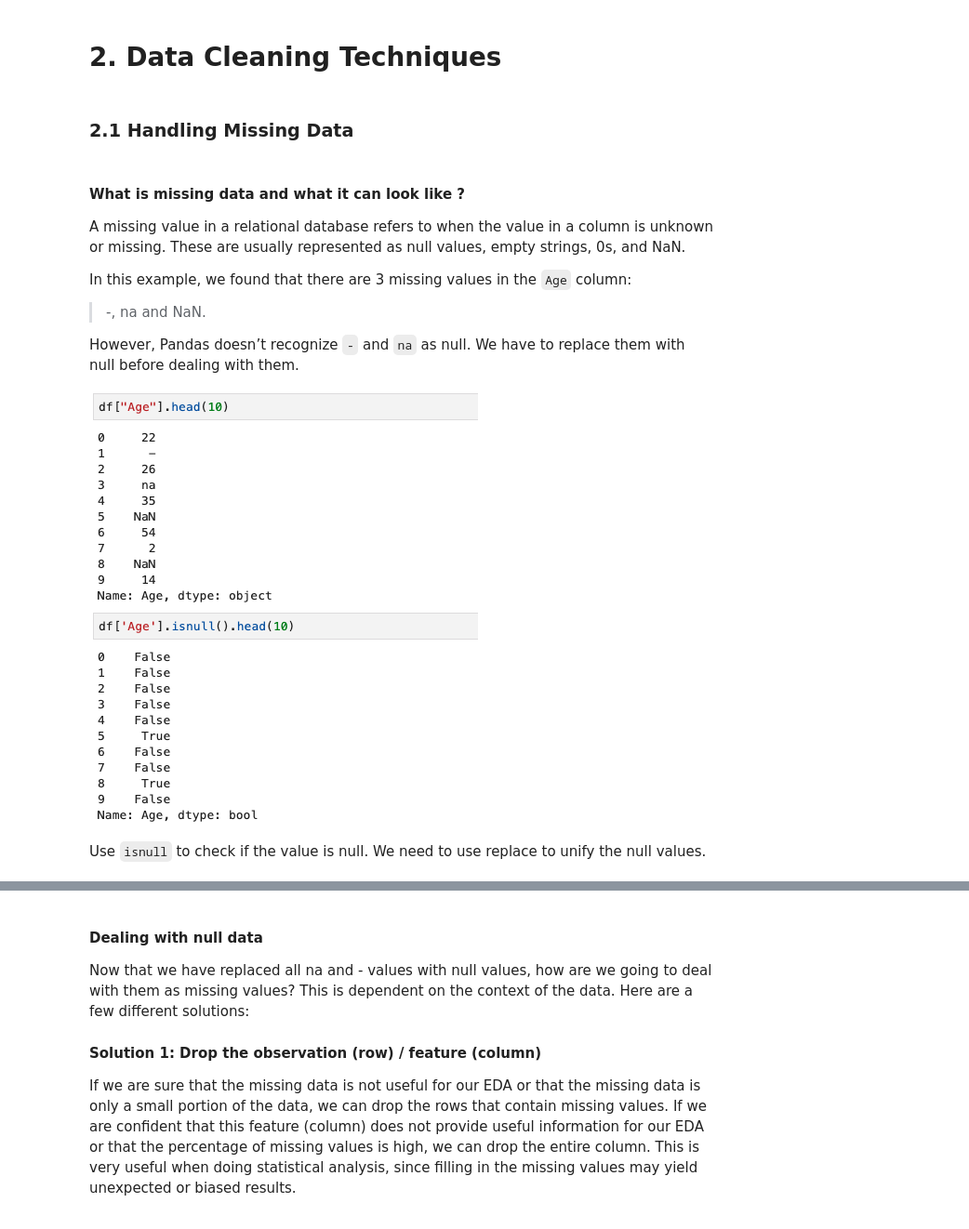
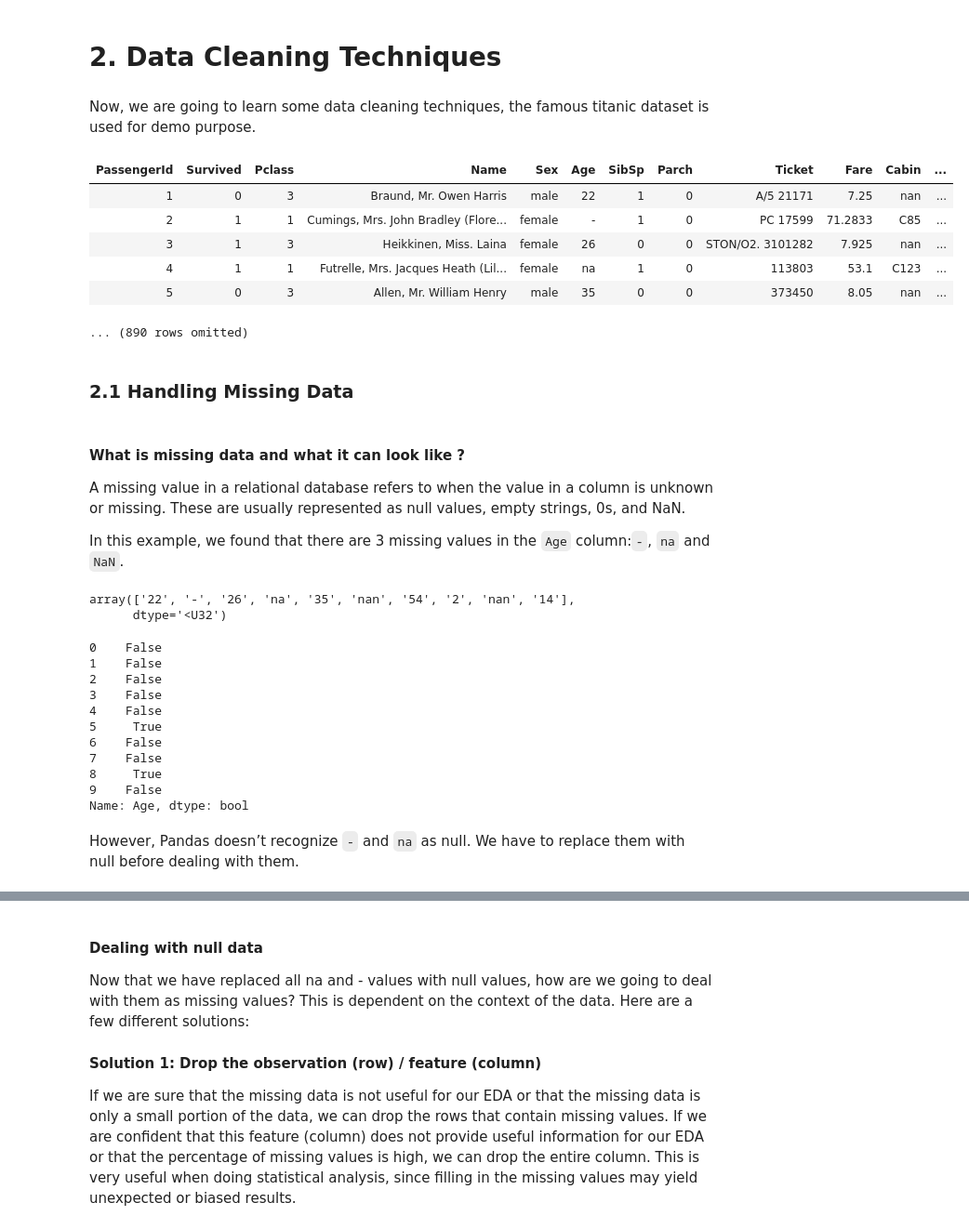
Before and after one commit to ds-modules/PUBPOL-ETHSTD-C164A-SP23, a Jupyter notebook: Data Cleaning EDA Notebook.ipynb, the cells around one changed output, grey strips where cells are left out. Shown at 93% size. Cells and saved outputs as stored; diff of their text form; code cells hidden in the pictures.

```diff
--- a/Data Cleaning EDA Notebook.ipynb
+++ b/Data Cleaning EDA Notebook.ipynb
@@ -111,19 +111,48 @@ Reason 4)
 We are able to better monitor errors and see where they come from, which makes it easier to fix incorrect data for future use
 # %% [markdown]
 # 2. Data Cleaning Techniques <a id='1'></a>
+# %% [markdown]
+Now, we are going to learn some data cleaning techniques, the famous titanic dataset is used for demo purpose.
+# %%
+df = datascience.Table.read_table("titanic_dataset.csv")
+df.show(5)
+# %% [output]
+| PassengerId | Survived | Pclass | Name | Sex | Age | SibSp | Parch | Ticket | Fare | Cabin | ... |
+| 1 | 0 | 3 | Braund, Mr. Owen Harris | male | 22 | 1 | 0 | A/5 21171 | 7.25 | nan | ... |
+| 2 | 1 | 1 | Cumings, Mrs. John Bradley (Flore... | female | - | 1 | 0 | PC 17599 | 71.2833 | C85 | ... |
+| 3 | 1 | 3 | Heikkinen, Miss. Laina | female | 26 | 0 | 0 | STON/O2. 3101282 | 7.925 | nan | ... |
+| 4 | 1 | 1 | Futrelle, Mrs. Jacques Heath (Lil... | female | na | 1 | 0 | 113803 | 53.1 | C123 | ... |
+| 5 | 0 | 3 | Allen, Mr. William Henry | male | 35 | 0 | 0 | 373450 | 8.05 | nan | ... |
+... (890 rows omitted)
 # %% [markdown]
 ### 2.1 Handling Missing Data
 # %% [markdown]
  #### What is missing data and what it can look like ?
 A missing value in a relational database refers to when the value in a column is unknown or missing. These are usually represented as null values, empty strings, 0s, and NaN.
 
-In this example, we found that there are 3 missing values in the `Age` column:
->-, na and NaN.
-
-However, Pandas doesn’t recognize `-` and `na` as null. We have to replace them with null before dealing with them.
-
-![image.png](attachment:b91d072b-7f2f-4738-a580-89fbf2449315.png)
-
-Use `isnull` to check if the value is null. We need to use replace to unify the null values.
+In this example, we found that there are 3 missing values in the `Age` column:`-`, `na` and `NaN`.
+# %%
+#Use `isnull` to check if the value is null. We need to use replace to unify the null values.
+df.column('Age')[:10]#get the frist 10  elements of Age Numpy array
+# %% [output]
+array(['22', '-', '26', 'na', '35', 'nan', '54', '2', 'nan', '14'],
+      dtype='<U32')
+# %%
+df1 = pd.read_csv("titanic_dataset.csv")#using pandas to import
+df1['Age'].isnull().head(10)
+# %% [output]
+0    False
+1    False
+2    False
+3    False
+4    False
+5     True
+6    False
+7    False
+8     True
+9    False
+Name: Age, dtype: bool
+# %% [markdown]
+However, Pandas doesn’t recognize `-` and `na` as null. We have to replace them with null before dealing with them.
 # %%
 # Example code of using replace to unify null value
```
Also changed, not shown: parts of 11 cells of this notebook, 1 other file.
